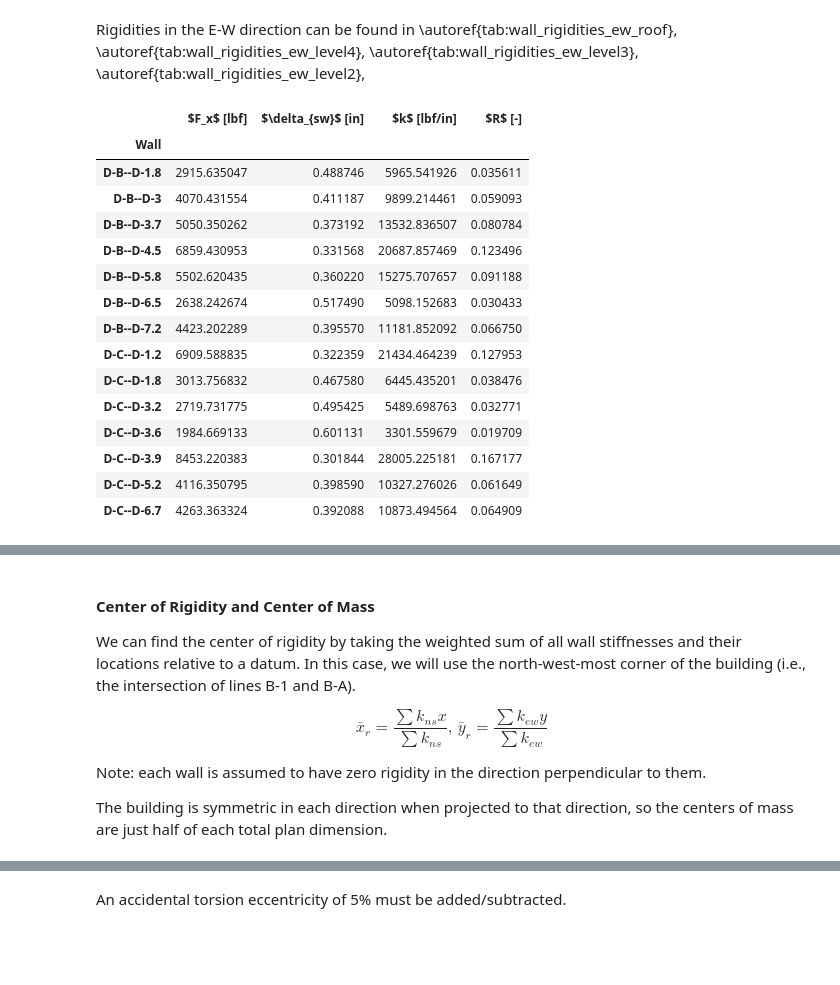
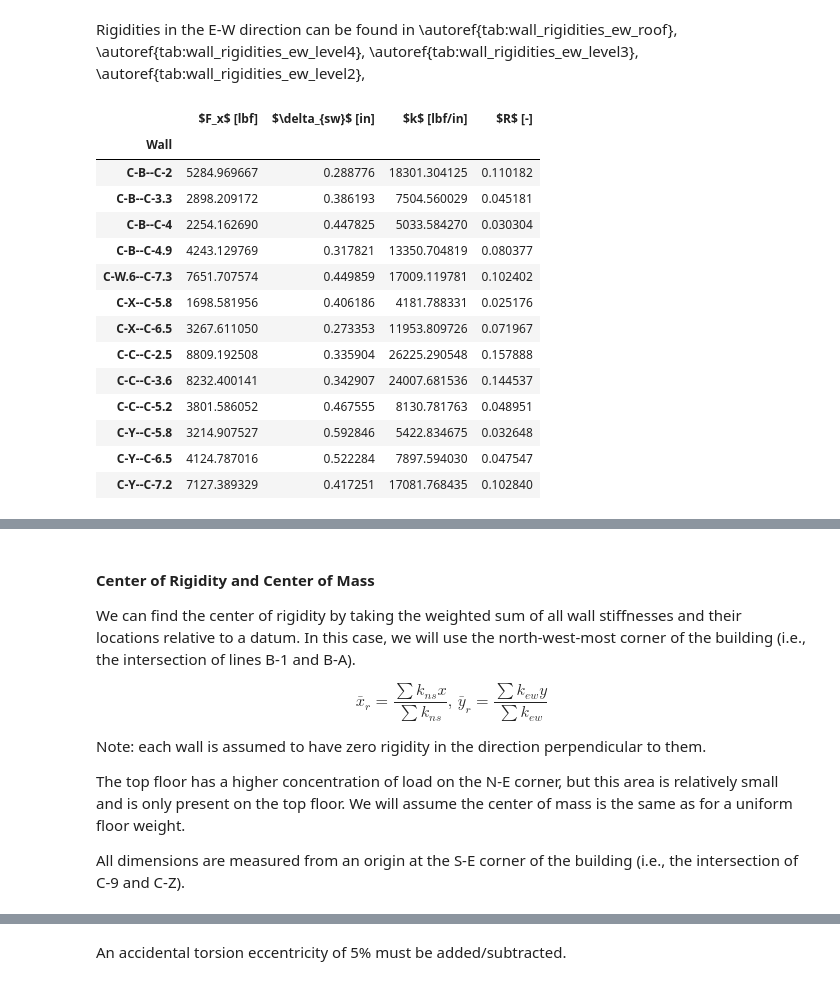
Before and after one commit to kpff-andy-sazima/Beaverton-Creek, a Jupyter notebook: building_c_seismic.ipynb, the cells around one changed output, grey strips where cells are left out. Drawn from its saved outputs; the diff is of its cells as text; code cells hidden in the pictures; blank space fills up the shorter version.

```diff
--- a/building_c_seismic.ipynb
+++ b/building_c_seismic.ipynb
@@ -626,6 +626,7 @@ We will envelope the forces with a fully flexible diaphragm assumption and a ful
 diaphragm_rigidity = ["Flexible", "Rigid"]
 levels = ["Roof", "Level 5", "Level 4", "Level 3", "Level 2"]
 walls = {
+    # N-S
     "C-2.1": "N-S",
     "C-2.9": "N-S",
     "C-3": "N-S",
@@ -644,19 +645,17 @@ walls = {
     "C-8.3": "N-S",
     # E-W
     "C-B--C-2": "E-W",
-    "C-B--C-3.3": "E-W",
     "C-B--C-4": "E-W",
     "C-B--C-4.9": "E-W",
     "C-W.6--C-7.3": "E-W",
     "C-X--C-5.8": "E-W",
     "C-X--C-6.5": "E-W",
-    "C-X--C-7.2": "E-W",
     "C-C--C-2.5": "E-W",
     "C-C--C-3.6": "E-W",
     "C-C--C-5.2": "E-W",
     "C-Y--C-5.8": "E-W",
     "C-Y--C-6.5": "E-W",
-    "C-Y--C-7.6": "E-W",
+    "C-Y--C-7.2": "E-W",
 }
 
 index = pd.MultiIndex.from_product(
@@ -1115,20 +1108,18 @@ t_l__DC__7 = 51
 # %%
 # Wall segment lengths
-l_DB__1 = 9.67
-l_DB__2 = 13.5
-l_DB__3 = 16.75
-l_DB__4 = 22.75
-l_DB__5 = 18.25
-l_DB__6 = 8.75
-l_DB__7 = 14.67
+l_CB__1 = fi(23, 3)
+# l_CB__2 = fi(12, 9)
+l_CB__3 = fi(9, 11)
+l_CB__4 = fi(18, 8)
+l_CC__1 = fi(28)
+l_CC__2 = fi(19, 4)
+l_CC__3 = fi(12, 1)
 
-l_DC__1 = 23.5
-l_DC__2 = 10.25
-l_DC__3 = 9.25
-l_DC__4 = 6.75
-l_DC__5 = 28.75
-l_DC__6 = 14
-l_DC__7 = 14.5
-# l_DC4__1 = 19
+l_CX__1 = fi(9, 10)
+l_CX__2 = fi(18, 11)
+l_CW6__1 = fi(19, 1)
+l_CY__1 = fi(8, 10)
+l_CY__2 = fi(11, 4)
+l_CY__3 = fi(19, 7)
 # %%
 flexible_ew.loc["Roof", "tributary weight"] = float(f_p__roof)
@@ -1587,47 +1661,54 @@ display_table(
     position_float="centering",
     caption="Wall rigidities EW - Roof",
     label="tab:wall_rigidities_ew_roof",
+)
+display_table(
+    dataframe=rigid_ew,
+    levels="Level 5",
+    column_names_filter_and_map=column_name_map,
+    position_float="centering",
+    caption="Wall rigidities EW - Level 5",
+    label="tab:wall_rigidities_ew_level5",
 )
 display_table(
     dataframe=rigid_ew,
     levels="Level 4",
     column_names_filter_and_map=column_name_map,
     position_float="centering",
     caption="Wall rigidities EW - Level 4",
     label="tab:wall_rigidities_ew_level4",
 )
 display_table(
     dataframe=rigid_ew,
     levels="Level 3",
     column_names_filter_and_map=column_name_map,
     position_float="centering",
     caption="Wall rigidities EW - Level 3",
     label="tab:wall_rigidities_ew_level3",
 )
 display_table(
     dataframe=rigid_ew,
     levels="Level 2",
     column_names_filter_and_map=column_name_map,
     position_float="centering",
     caption="Wall rigidities EW - Level 2",
     label="tab:wall_rigidities_ew_level2",
 )
 # %% [output]
 |  | $F_x$ [lbf] | $\delta_{sw}$ [in] | $k$ [lbf/in] | $R$ [-] |
 | Wall |  |  |  |  |
-| D-B--D-1.8 | 2915.635047 | 0.488746 | 5965.541926 | 0.035611 |
-| D-B--D-3 | 4070.431554 | 0.411187 | 9899.214461 | 0.059093 |
-| D-B--D-3.7 | 5050.350262 | 0.373192 | 13532.836507 | 0.080784 |
-| D-B--D-4.5 | 6859.430953 | 0.331568 | 20687.857469 | 0.123496 |
-| D-B--D-5.8 | 5502.620435 | 0.360220 | 15275.707657 | 0.091188 |
-| D-B--D-6.5 | 2638.242674 | 0.517490 | 5098.152683 | 0.030433 |
-| D-B--D-7.2 | 4423.202289 | 0.395570 | 11181.852092 | 0.066750 |
-| D-C--D-1.2 | 6909.588835 | 0.322359 | 21434.464239 | 0.127953 |
-| D-C--D-1.8 | 3013.756832 | 0.467580 | 6445.435201 | 0.038476 |
-| D-C--D-3.2 | 2719.731775 | 0.495425 | 5489.698763 | 0.032771 |
-| D-C--D-3.6 | 1984.669133 | 0.601131 | 3301.559679 | 0.019709 |
-| D-C--D-3.9 | 8453.220383 | 0.301844 | 28005.225181 | 0.167177 |
-| D-C--D-5.2 | 4116.350795 | 0.398590 | 10327.276026 | 0.061649 |
-| D-C--D-6.7 | 4263.363324 | 0.392088 | 10873.494564 | 0.064909 |
+| C-B--C-2 | 5284.969667 | 0.288776 | 18301.304125 | 0.110182 |
+| C-B--C-3.3 | 2898.209172 | 0.386193 | 7504.560029 | 0.045181 |
+| C-B--C-4 | 2254.162690 | 0.447825 | 5033.584270 | 0.030304 |
+| C-B--C-4.9 | 4243.129769 | 0.317821 | 13350.704819 | 0.080377 |
+| C-W.6--C-7.3 | 7651.707574 | 0.449859 | 17009.119781 | 0.102402 |
+| C-X--C-5.8 | 1698.581956 | 0.406186 | 4181.788331 | 0.025176 |
+| C-X--C-6.5 | 3267.611050 | 0.273353 | 11953.809726 | 0.071967 |
+| C-C--C-2.5 | 8809.192508 | 0.335904 | 26225.290548 | 0.157888 |
+| C-C--C-3.6 | 8232.400141 | 0.342907 | 24007.681536 | 0.144537 |
+| C-C--C-5.2 | 3801.586052 | 0.467555 | 8130.781763 | 0.048951 |
+| C-Y--C-5.8 | 3214.907527 | 0.592846 | 5422.834675 | 0.032648 |
+| C-Y--C-6.5 | 4124.787016 | 0.522284 | 7897.594030 | 0.047547 |
+| C-Y--C-7.2 | 7127.389329 | 0.417251 | 17081.768435 | 0.102840 |
 |  | $F_x$ [lbf] | $\delta_{sw}$ [in] | $k$ [lbf/in] | $R$ [-] |
 | Wall |  |  |  |  |
@@ -1688,5 +1781,7 @@ $$
 
 Note: each wall is assumed to have zero rigidity in the direction perpendicular to them.
 
-The building is symmetric in each direction when projected to that direction, so the centers of mass are just half of each total plan dimension.
+The top floor has a higher concentration of load on the N-E corner, but this area is relatively small and is only present on the top floor. We will assume the center of mass is the same as for a uniform floor weight.
+
+All dimensions are measured from an origin at the S-E corner of the building (i.e., the intersection of C-9 and C-Z).
 # %%
```
Also changed, not shown: parts of 17 cells of this notebook, 1 other file.
